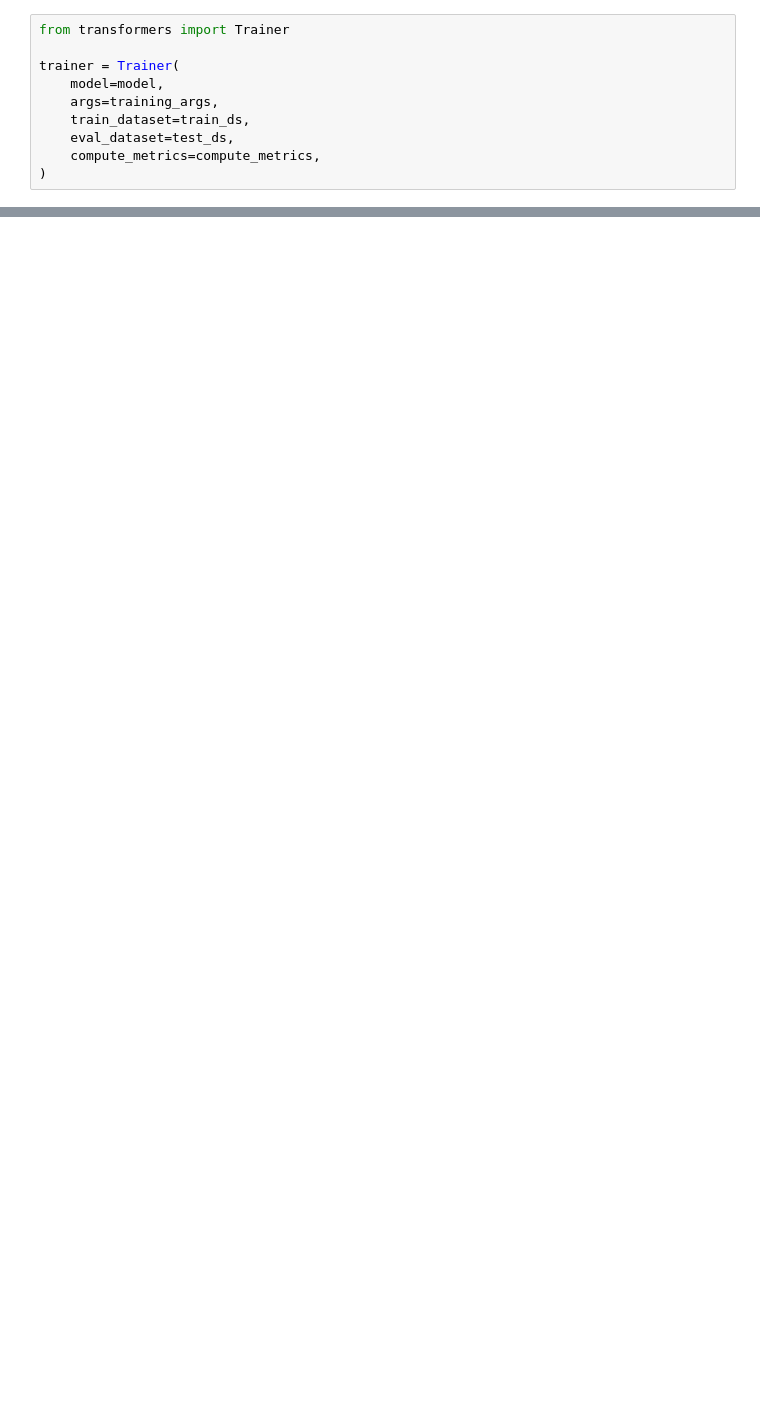
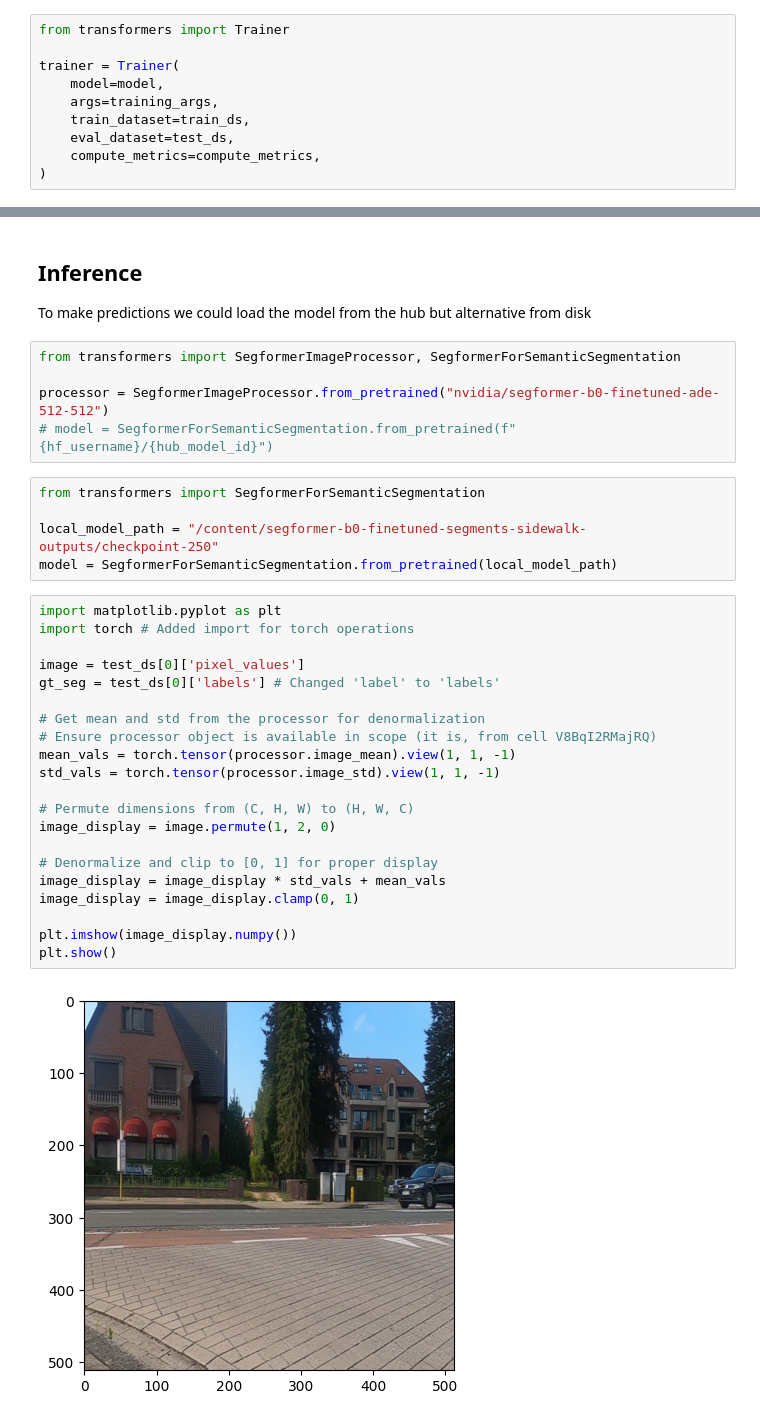
Before and after one commit to LeninGF/image-segmentation-tutorials, a Jupyter notebook: Fine-Tuning-SemanticSegmentation.ipynb, the cells around one changed output, grey strips where cells are left out. Drawn from its saved outputs; the diff is of its cells as text; blank space fills up the shorter version.

```diff
--- a/Fine-Tuning-SemanticSegmentation.ipynb
+++ b/Fine-Tuning-SemanticSegmentation.ipynb
@@ -209,0 +269,36 @@ trainer.train()
+# %% [markdown]
+## Inference
+To make predictions we could load the model from the hub but alternative from disk
+# %%
+from transformers import SegformerImageProcessor, SegformerForSemanticSegmentation
+
+processor = SegformerImageProcessor.from_pretrained("nvidia/segformer-b0-finetuned-ade-512-512")
+# model = SegformerForSemanticSegmentation.from_pretrained(f"{hf_username}/{hub_model_id}")
+# %%
+from transformers import SegformerForSemanticSegmentation
+
+local_model_path = "/content/segformer-b0-finetuned-segments-sidewalk-outputs/checkpoint-250"
+model = SegformerForSemanticSegmentation.from_pretrained(local_model_path)
+# %%
+import matplotlib.pyplot as plt
+import torch # Added import for torch operations
+
+image = test_ds[0]['pixel_values']
+gt_seg = test_ds[0]['labels'] # Changed 'label' to 'labels'
+
+# Get mean and std from the processor for denormalization
+# Ensure processor object is available in scope (it is, from cell V8BqI2RMajRQ)
+mean_vals = torch.tensor(processor.image_mean).view(1, 1, -1)
+std_vals = torch.tensor(processor.image_std).view(1, 1, -1)
+
+# Permute dimensions from (C, H, W) to (H, W, C)
+image_display = image.permute(1, 2, 0)
+
+# Denormalize and clip to [0, 1] for proper display
+image_display = image_display * std_vals + mean_vals
+image_display = image_display.clamp(0, 1)
+
+plt.imshow(image_display.numpy())
+plt.show()
+# %% [output]
+[figure, added]
```
Also changed, not shown: parts of 13 cells of this notebook.
